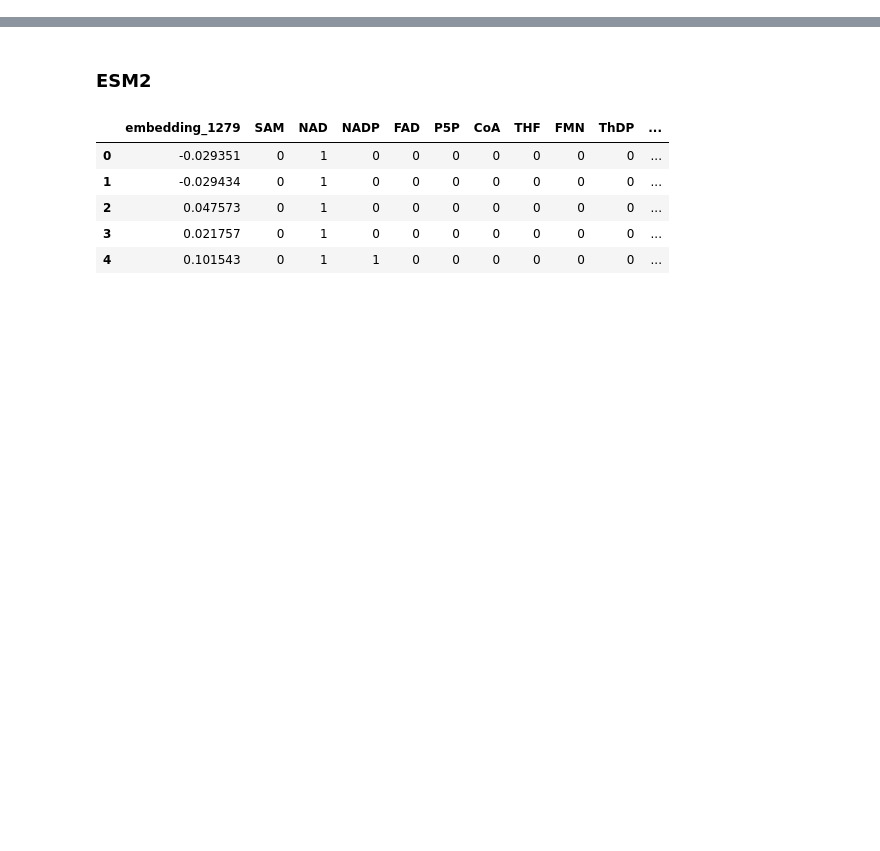
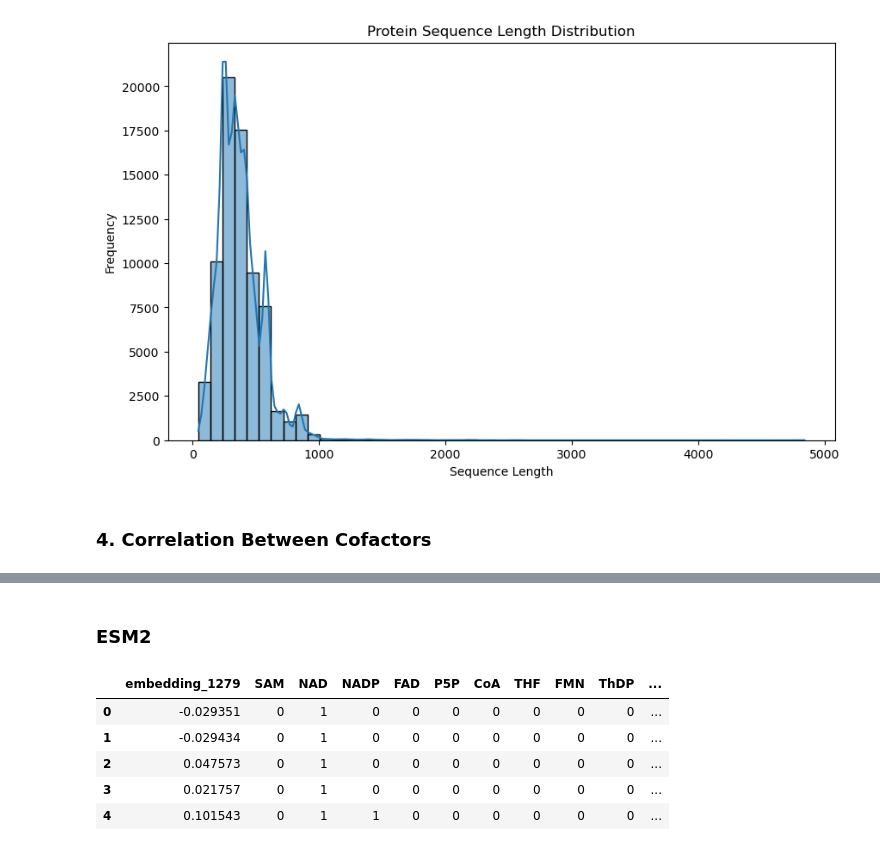
Before and after one commit to joanag05/CofactorPredictionTool, a Jupyter notebook: examples/datasets_analysis.ipynb, the cells around one changed output, grey strips where cells are left out. Drawn from its saved outputs; the diff is of its cells as text; code cells hidden in the pictures; blank space fills up the shorter version.

```diff
--- a/examples/datasets_analysis.ipynb
+++ b/examples/datasets_analysis.ipynb
@@ -566,4 +24,0 @@ df = pd.concat([df1_descriptors, df2_descriptors, df3_descriptors], axis=0)
-# %%
-df
-# fill the NaN values with 0
-df = df.fillna(0)
@@ -1314,0 +161,13 @@ seqvec
+# %%
+df['Sequence_Length'] = df['Sequence'].apply(len)
+# %%
+plt.figure(figsize=(10,6))
+sns.histplot(df['Sequence_Length'], bins=50, kde=True)
+plt.title('Protein Sequence Length Distribution')
+plt.xlabel('Sequence Length')
+plt.ylabel('Frequency')
+plt.show()
+# %% [output]
+[figure, added]
+# %% [markdown]
+### 4. Correlation Between Cofactors
```
Also changed, not shown: parts of 163 cells of this notebook, 24 other files.
